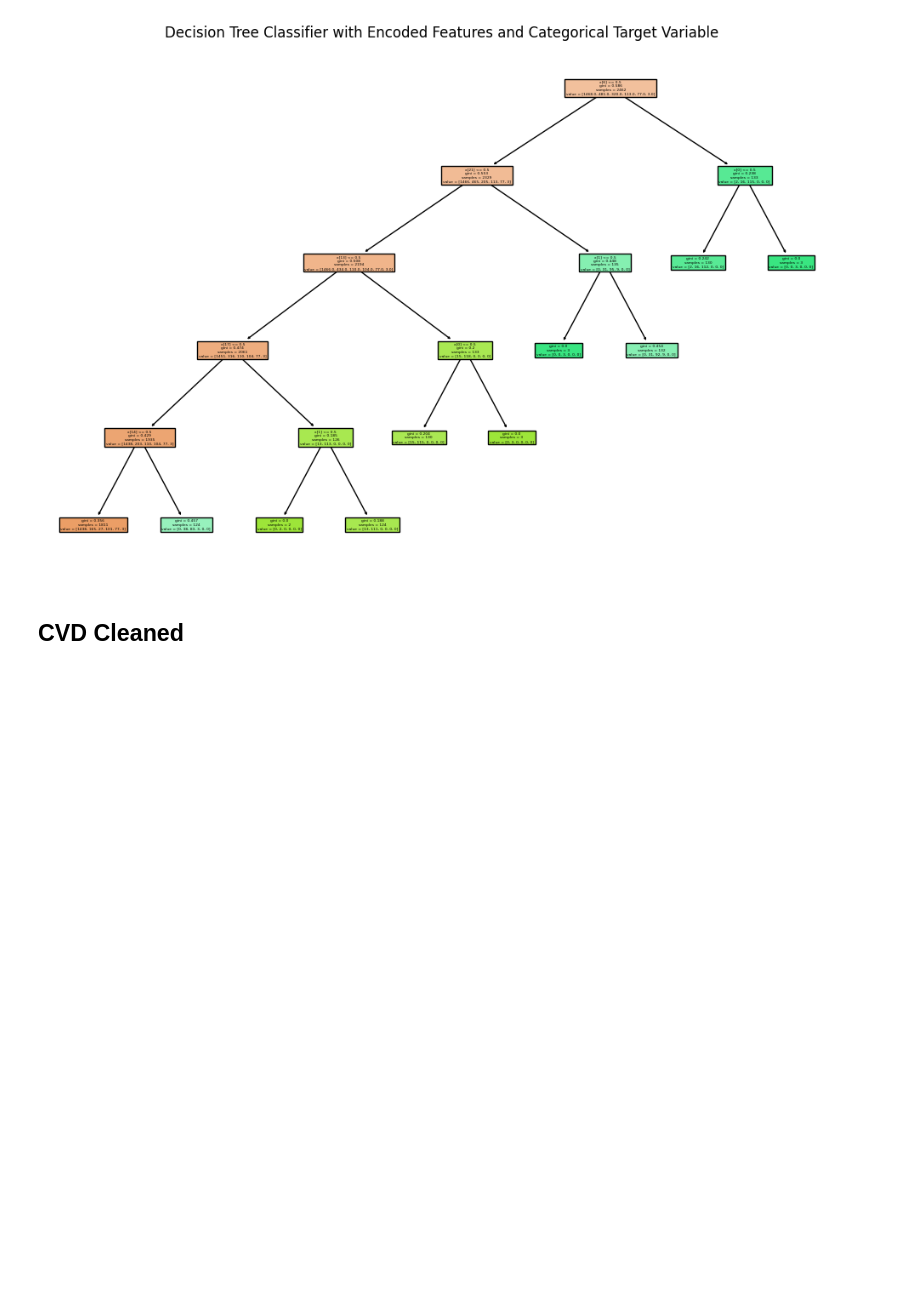
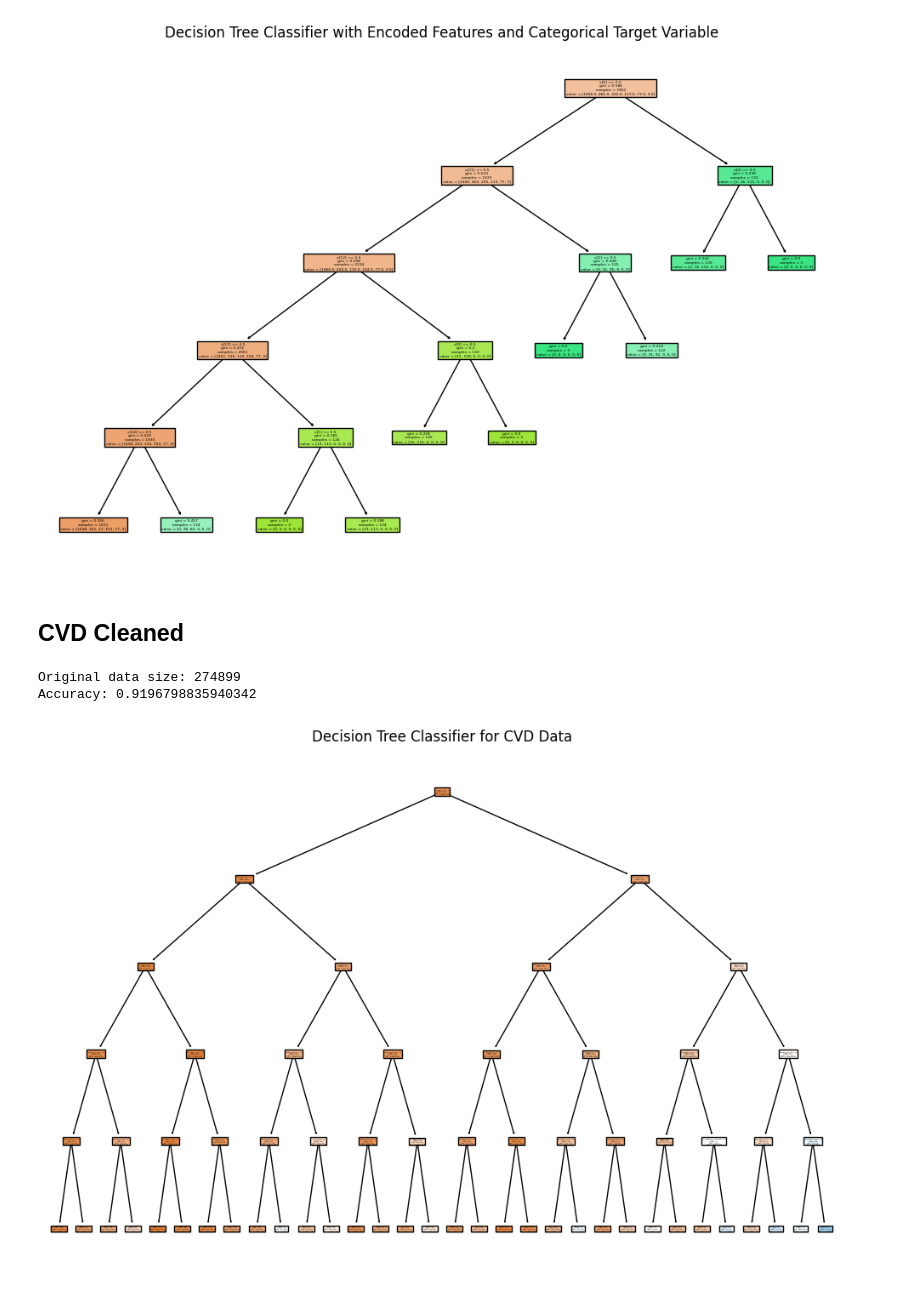
Before and after one commit to callnoah2/Healthcare_Analytics, a Jupyter notebook: code/decisionTree.ipynb, the cells around one changed output. Saved outputs shown, nothing was run; the diff lists cells and outputs as text; code cells hidden in the pictures; blank space fills up the shorter version.

```diff
--- a/code/decisionTree.ipynb
+++ b/code/decisionTree.ipynb
@@ -146,3 +146,60 @@ Accuracy: 0.7792207792207793
 [figure]
 # %% [markdown]
 ## CVD Cleaned
+# %%
+# Connect to MySQL database
+conn = mysql.connector.connect(
+    host="localhost",
+    user="monty",
+    password="sushiSQL",
+    database="HealthCareAnalytics"
+)
+
+# Read data from the MySQL table into a pandas DataFrame
+query = "SELECT * FROM cdv_cleaned"
+df = pd.read_sql(query, conn)
+
+# Close the MySQL connection
+conn.close()
+
+# Define features and target variable
+X = df[['General_Health', 'Checkup', 'Exercise', 'Skin_Cancer', 'Other_Cancer',
+        'Depression', 'Diabetes', 'Arthritis', 'Sex', 'Age_Category', 'BMI',
+        'Smoking_History', 'Alcohol_Consumption', 'Fruit_Consumption',
+        'Green_Vegetables_Consumption', 'FriedPotato_Consumption']]
+y = df['Heart_Disease']
+
+# Perform one-hot encoding for categorical features
+X_encoded = pd.get_dummies(X)
+
+# Check the size of your data
+print("Original data size:", X_encoded.shape[0])
+
+# Check if the data size is sufficient for the split
+if X_encoded.shape[0] > 0:
+    # Split data into training and testing sets
+    # Adjust test_size if needed based on the size of your data
+    X_train, X_test, y_train, y_test = train_test_split(X_encoded, y, test_size=0.2, random_state=42)
+
+    # Train a decision tree classifier
+    model = DecisionTreeClassifier(max_depth=5)  # Adjust hyperparameters as needed
+    model.fit(X_train, y_train)
+
+    # Make predictions using the test features
+    y_pred = model.predict(X_test)
+
+    # Evaluate the model
+    accuracy = accuracy_score(y_test, y_pred)
+    print(f"Accuracy: {accuracy}")
+
+    # Plot the decision tree
+    plt.figure(figsize=(12, 8))
+    plot_tree(model, filled=True, feature_names=X_encoded.columns, class_names=['No Heart Disease', 'Heart Disease'])
+    plt.title("Decision Tree Classifier for CVD Data")
+    plt.show()
+else:
+    print("Data size is insufficient for splitting.")
+# %% [output]
+Original data size: 274899
+Accuracy: 0.9196798835940342
+[figure, added]
```
Also changed, not shown: 2 other files.
